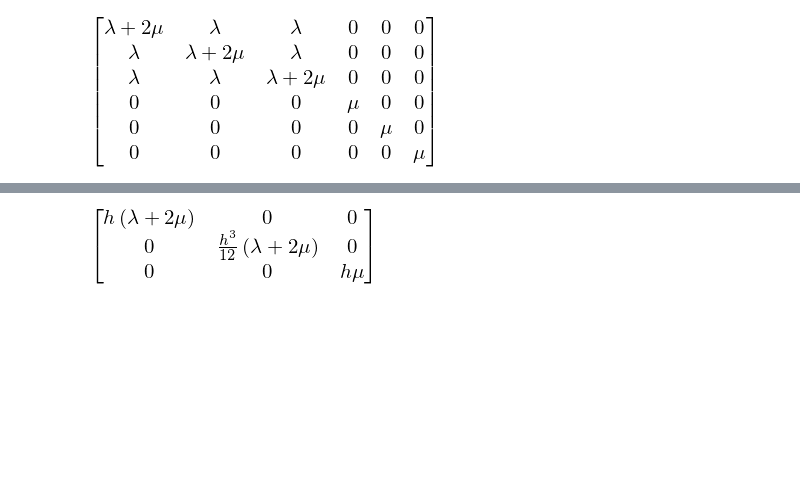
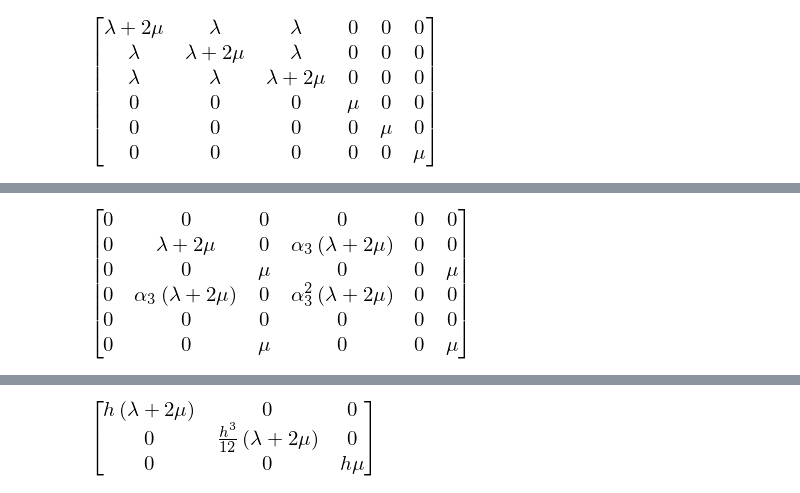
Before and after one commit to tarashor/vibrations, a Jupyter notebook: py/notebooks/LinearSolShellsFEM.ipynb, the cells around one changed output, grey strips where cells are left out. Saved outputs shown, nothing was run; the diff lists cells and outputs as text; code cells hidden in the pictures; blank space fills up the shorter version.

```diff
--- a/py/notebooks/LinearSolShellsFEM.ipynb
+++ b/py/notebooks/LinearSolShellsFEM.ipynb
@@ -119,3 +119,8 @@ S
+# %%
+S=S.subs(A,1).subs(K,0)
+S
+# %% [output]
+[figure, added]
 # %%
 h=Symbol('h')
 S_in = integrate(S,(alpha3, -h/2, h/2))
```
Also changed, not shown: parts of 6 cells of this notebook, 15 other files.
